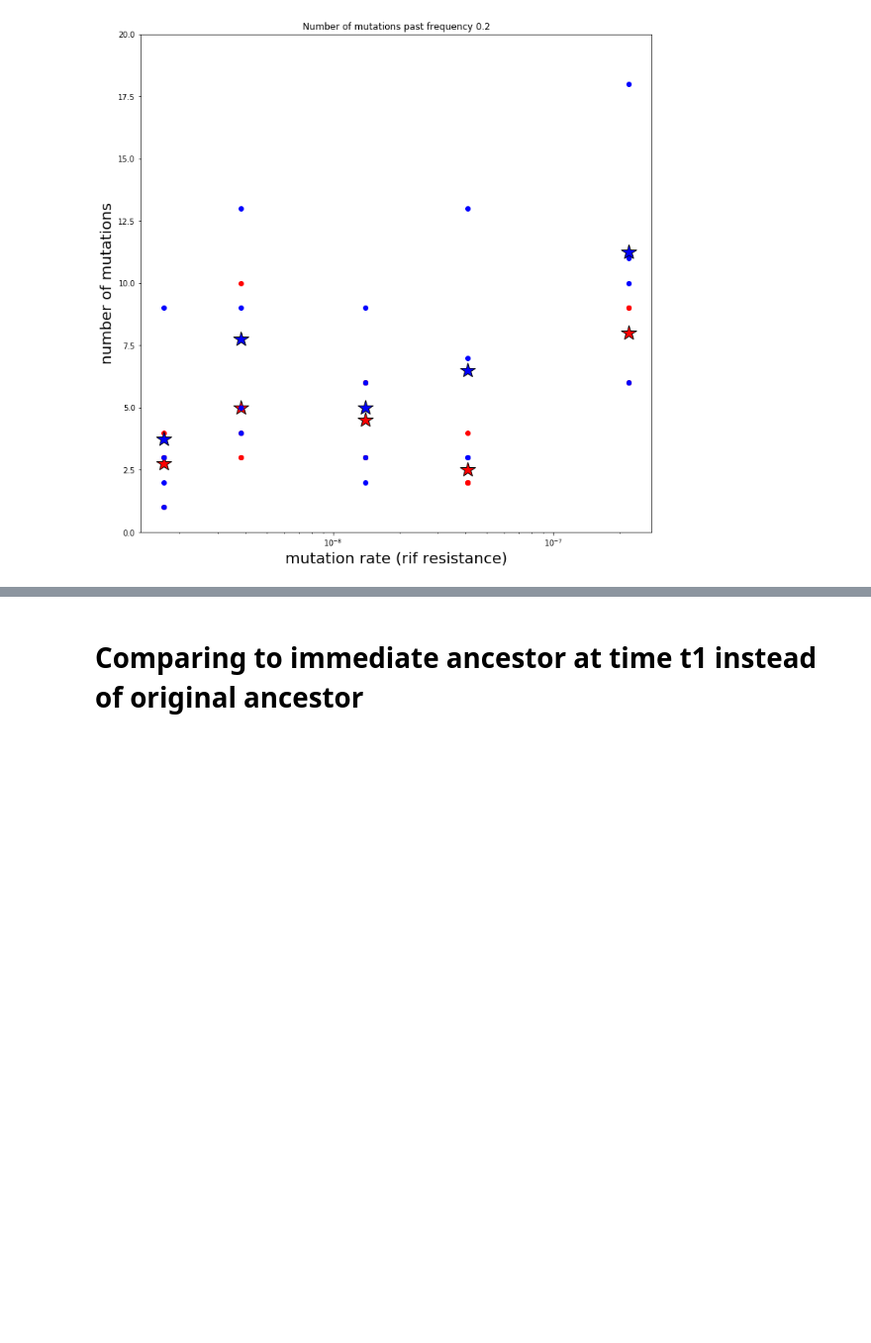
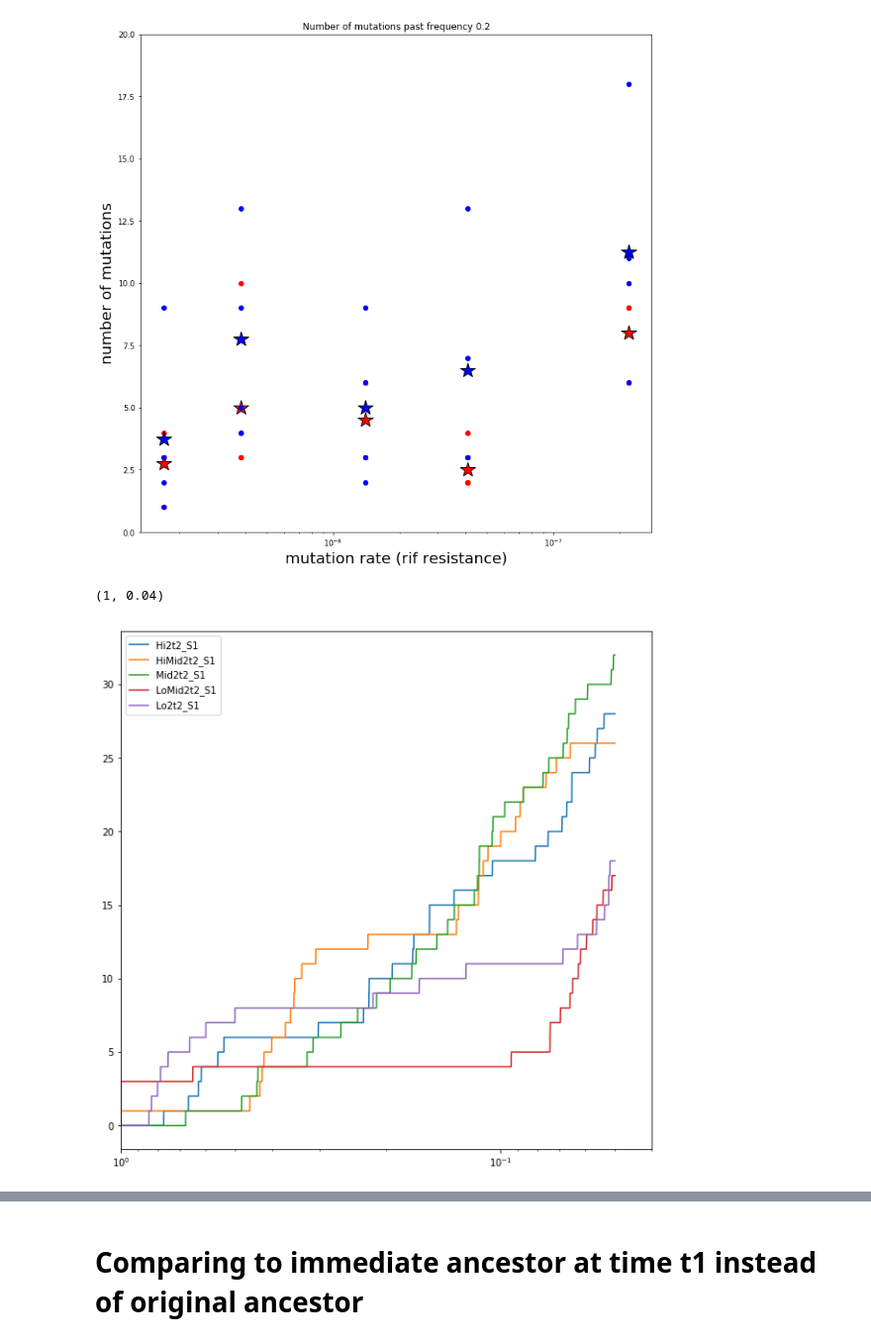
Before and after one commit to nicholas-sherer/NS001_Sequencing, a Jupyter notebook: Polymorphisms past certain frequency by mutation rate condition.ipynb, the cells around one changed output, grey strips where cells are left out. Shown at 99% size. Drawn from its saved outputs; the diff is of its cells as text; code cells hidden in the pictures; blank space fills up the shorter version.

Commit message:
found a much better way of plotting how the number of detected polymorphisms changes with polymorphism frequency depending on mutation rate condition

```diff
--- a/Polymorphisms past certain frequency by mutation rate condition.ipynb
+++ b/Polymorphisms past certain frequency by mutation rate condition.ipynb
@@ -11,7 +11,7 @@ import matplotlib.pyplot as plt
 import seaborn as sns
 %matplotlib inline
 # %%
-engine = create_engine('sqlite:///NS001_evolved_mutations_copy2.db', echo=False) # our database connection
+engine = create_engine('sqlite:///NS001_evolved_mutations_copy8.db', echo=False) # our database connection
 session = sessionmaker(bind=engine)() # the session object is how we make queries through sqlalchemy
 # %% [markdown]
 # Ignoring ancestral polymorphisms, how many SNPs surpass a given frequency threshold for each sample?
@@ -76,0 +123,15 @@ ax.set_ylim(0,20);
+# %%
+fig = plt.figure(figsize=(10,10))
+axes = fig.add_subplot(111)
+for smpr in evolvedt2_samples:
+    if smpr.name in ['Lo2t2_S1', 'LoMid2t2_S1', 'Mid2t2_S1', 'HiMid2t2_S1', 'Hi2t2_S1']:
+        fraqs, cornts = cumulative_mu_counts(smpr.name)
+        cumdist = func_cum(fraqs, cornts)
+        x = np.linspace(1,.05,num=10000)
+        y = np.array([cumdist(i) for i in x])
+        axes.semilogx(x, y, label=smpr.name)
+axes.legend()
+axes.set_xlim(1,.04)
+# %% [output]
+(1, 0.04)
+[figure, added]
```
Also changed, not shown: parts of 3 cells of this notebook.
